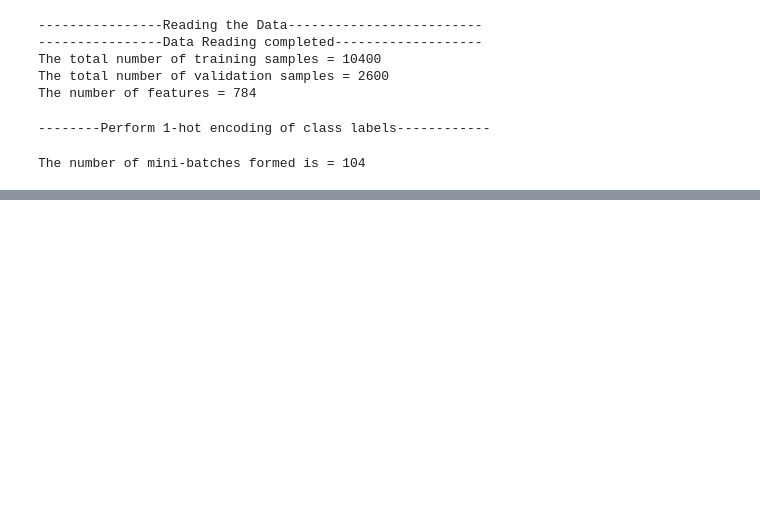
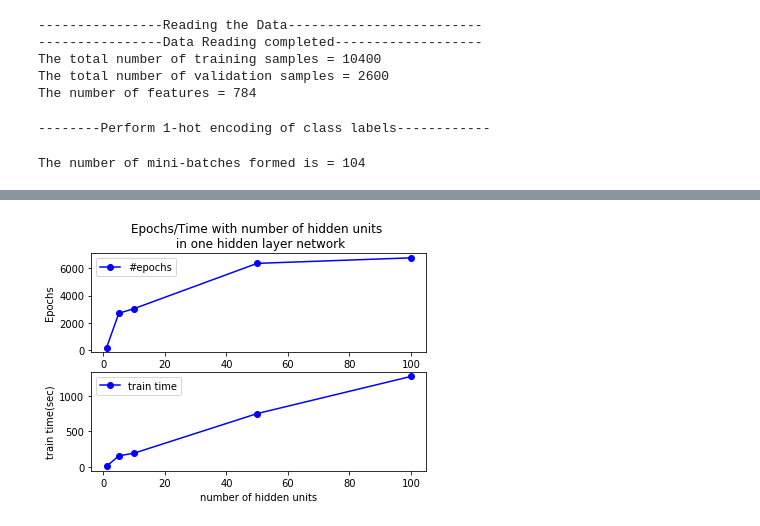
Before and after one commit to agarwal-ayushi/Machine-Learning-Assignments, a Jupyter notebook: Assignment3/partB/ques1-val-loss.ipynb, the cells around one changed output, grey strips where cells are left out. Saved outputs shown, nothing was run; the diff lists cells and outputs as text; code cells hidden in the pictures; blank space fills up the shorter version.

```diff
--- a/Assignment3/partB/ques1-val-loss.ipynb
+++ b/Assignment3/partB/ques1-val-loss.ipynb
@@ -238,0 +238,18 @@ plt.show()
+# %%
+fig = plt.figure()
+ax = fig.add_subplot(211)
+plt.title("Epochs/Time with number of hidden units \n in one hidden layer network")
+ax.plot(arch_test, epochs, c='b', marker='o', label='#epochs')
+ax.set_xlabel("number of hidden units")
+ax.set_ylabel("Epochs")
+ax.legend()
+
+ax1 = fig.add_subplot(212)
+ax1.plot(arch_test, train_time, c='b', marker='o', label='train time')
+ax1.set_xlabel("number of hidden units")
+ax1.set_ylabel("train time(sec)")
+plt.legend()
+#plt.savefig("epochs_time_HiddenUnit_val20per.png", dpi=1000, bbox_inches='tight')
+plt.show()
+# %% [output]
+[figure, added]
```
Also changed, not shown: parts of 4 cells of this notebook, 2 other files.
